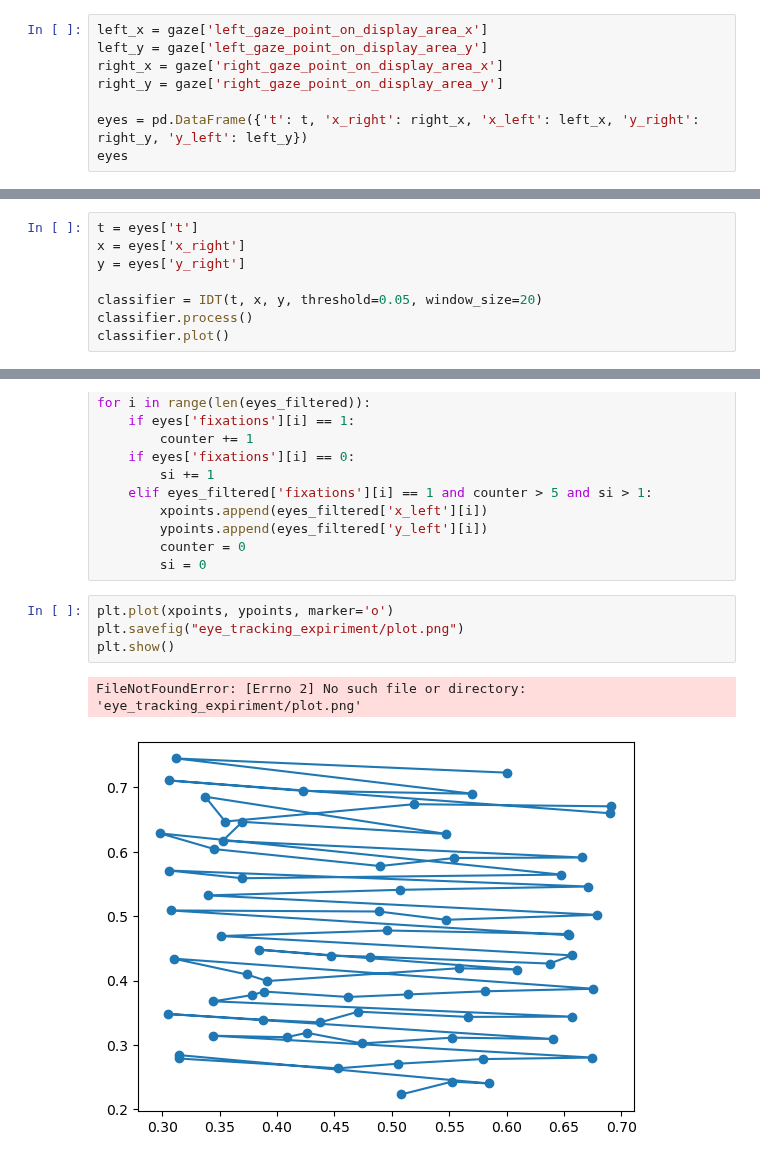
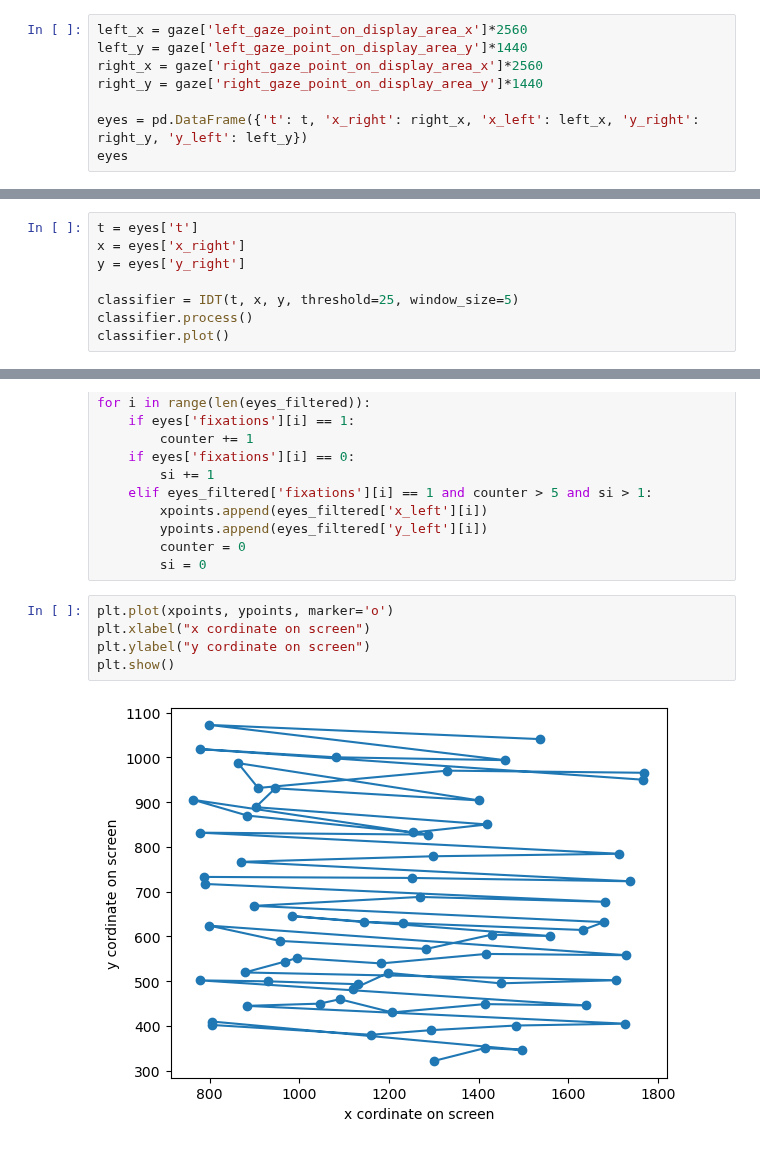
Before and after one commit to slayervictor/Fagpakkeprojekt-Eyes-Modelling, a Jupyter notebook: IDT/realtest.ipynb, the cells around one changed output, grey strips where cells are left out. Drawn from its saved outputs; the diff is of its cells as text.

```diff
--- a/IDT/realtest.ipynb
+++ b/IDT/realtest.ipynb
@@ -29,10 +29,10 @@ t
 4618    54.897464
 Name: device_time_stamp, Length: 4619, dtype: float64
 # %%
-left_x = gaze['left_gaze_point_on_display_area_x']
-left_y = gaze['left_gaze_point_on_display_area_y']
-right_x = gaze['right_gaze_point_on_display_area_x']
-right_y = gaze['right_gaze_point_on_display_area_y']
+left_x = gaze['left_gaze_point_on_display_area_x']*2560
+left_y = gaze['left_gaze_point_on_display_area_y']*1440
+right_x = gaze['right_gaze_point_on_display_area_x']*2560
+right_y = gaze['right_gaze_point_on_display_area_y']*1440
 
 eyes = pd.DataFrame({'t': t, 'x_right': right_x, 'x_left': left_x, 'y_right': right_y, 'y_left': left_y})
 eyes
@@ -74,7 +74,7 @@ t = eyes['t']
 x = eyes['x_right']
 y = eyes['y_right']
 
-classifier = IDT(t, x, y, threshold=0.05, window_size=20)
+classifier = IDT(t, x, y, threshold=25, window_size=5)
 classifier.process()
 classifier.plot()
 # %% [output]
@@ -102,8 +102,8 @@ for i in range(len(eyes_filtered)):
         si = 0
 # %%
 plt.plot(xpoints, ypoints, marker='o')
-plt.savefig("eye_tracking_expiriment/plot.png")
+plt.xlabel("x cordinate on screen")
+plt.ylabel("y cordinate on screen")
 plt.show()
 # %% [output]
-FileNotFoundError: [Errno 2] No such file or directory: 'eye_tracking_expiriment/plot.png'
-[figure, old version]
+[figure, new version]
```
Also changed, not shown: parts of 3 cells of this notebook.
